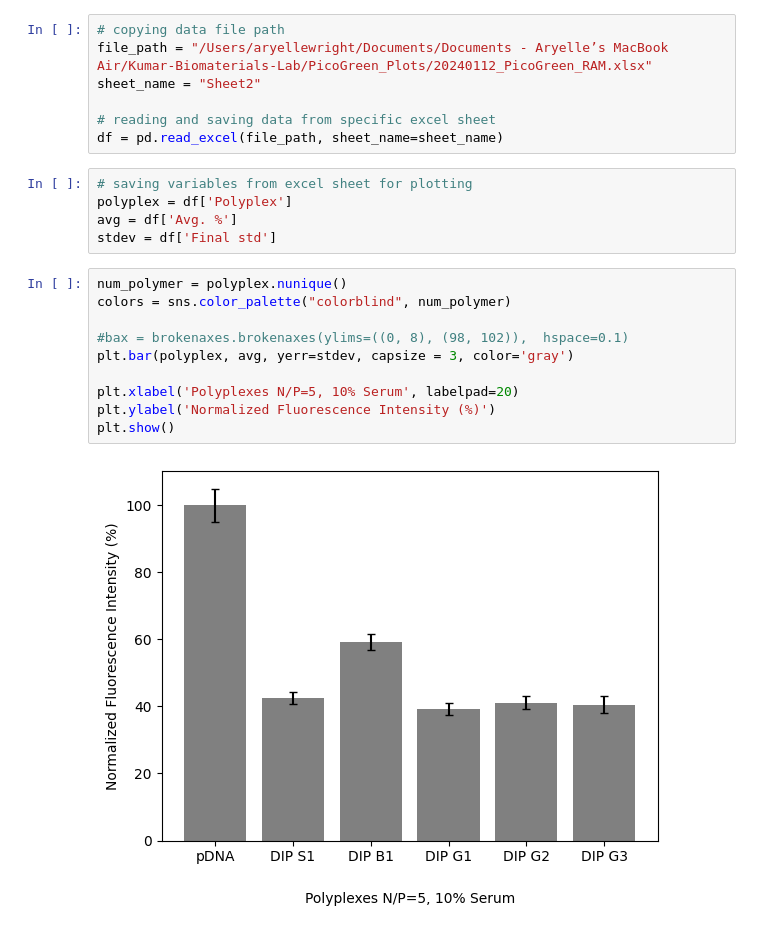
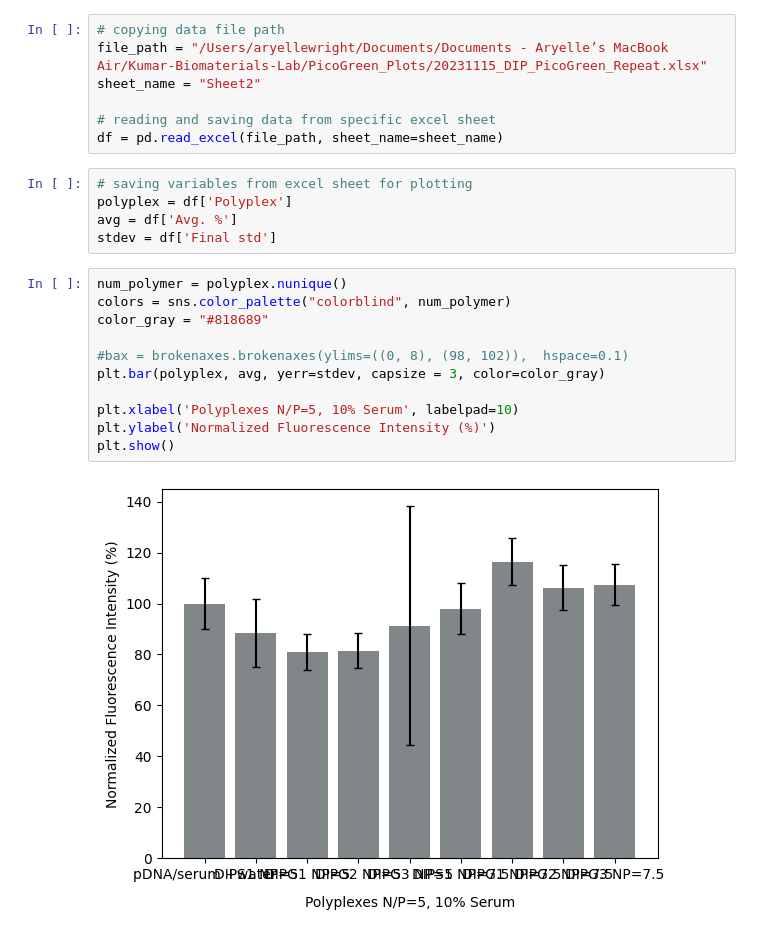
Before and after one commit to aryellewright/Kumar-Biomaterials-Lab, a Jupyter notebook: PicoGreen_Plots/PicoGreen_Plots.ipynb, the cells around one changed output. Drawn from its saved outputs; the diff is of its cells as text.

Commit message:
Updating titration plot for Jessica & Grant

```diff
--- a/PicoGreen_Plots/PicoGreen_Plots.ipynb
+++ b/PicoGreen_Plots/PicoGreen_Plots.ipynb
@@ -6,7 +6,7 @@ import seaborn as sns
 import brokenaxes
 # %%
 # copying data file path
-file_path = "/Users/aryellewright/Documents/Documents - Aryelle’s MacBook Air/Kumar-Biomaterials-Lab/PicoGreen_Plots/20240112_PicoGreen_RAM.xlsx"
+file_path = "/Users/aryellewright/Documents/Documents - Aryelle’s MacBook Air/Kumar-Biomaterials-Lab/PicoGreen_Plots/20231115_DIP_PicoGreen_Repeat.xlsx"
 sheet_name = "Sheet2"
 
 # reading and saving data from specific excel sheet
@@ -19,15 +19,16 @@ stdev = df['Final std']
 # %%
 num_polymer = polyplex.nunique()
 colors = sns.color_palette("colorblind", num_polymer)
+color_gray = "#818689"
 
 #bax = brokenaxes.brokenaxes(ylims=((0, 8), (98, 102)),  hspace=0.1)
-plt.bar(polyplex, avg, yerr=stdev, capsize = 3, color='gray')
+plt.bar(polyplex, avg, yerr=stdev, capsize = 3, color=color_gray)
 
-plt.xlabel('Polyplexes N/P=5, 10% Serum', labelpad=20)
+plt.xlabel('Polyplexes N/P=5, 10% Serum', labelpad=10)
 plt.ylabel('Normalized Fluorescence Intensity (%)')
 plt.show()
 # %% [output]
-[figure, old version]
+[figure, new version]
 # %%
 df['NP Ratio'] = ['NP=5' if i < len(df)/2 else 'NP=7.5' for i in range(len(df))]
 
```
Also changed, not shown: parts of 1 cell of this notebook, 3 other files.
